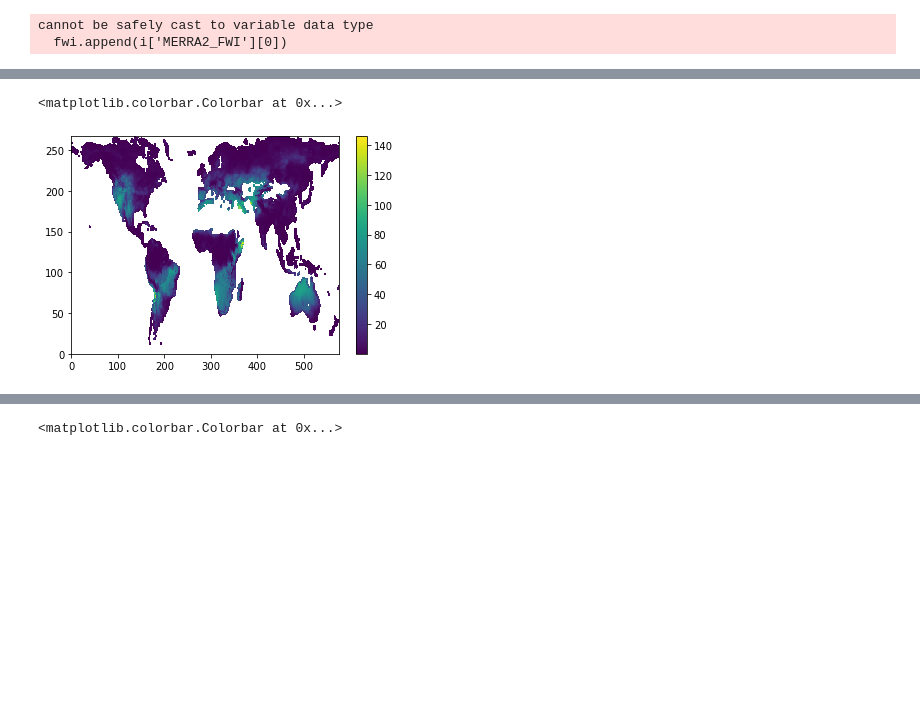
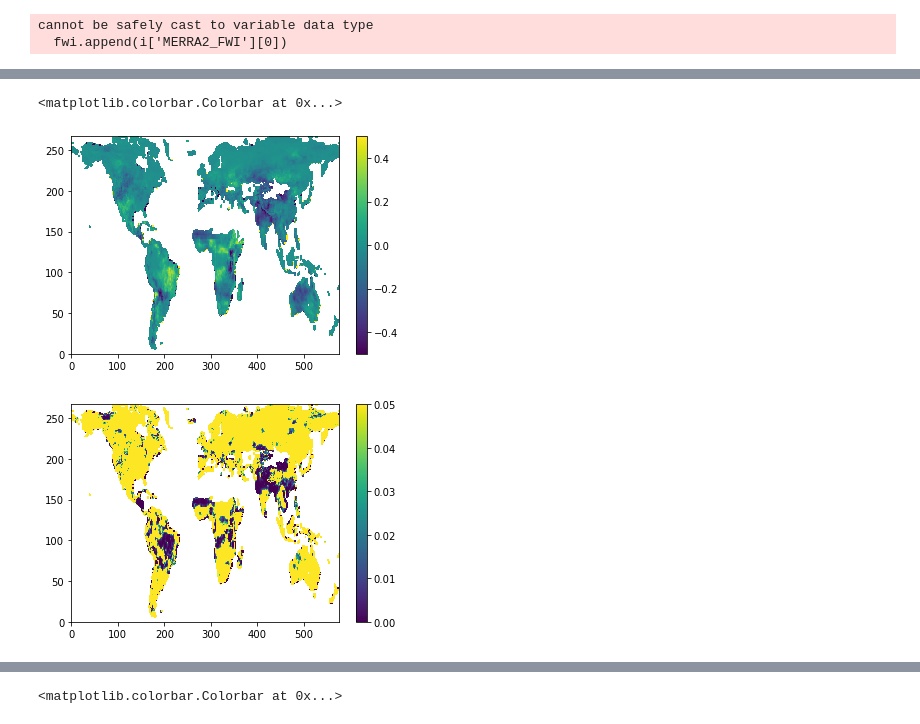
Before and after one commit to patrick-naylor/Global-FWI-ONI-Relationship, a Jupyter notebook: Get_Data.ipynb, the cells around one changed output, grey strips where cells are left out. Saved outputs shown, nothing was run; the diff lists cells and outputs as text; code cells hidden in the pictures; blank space fills up the shorter version.

```diff
--- a/Get_Data.ipynb
+++ b/Get_Data.ipynb
@@ -27,14 +27,15 @@ with open('nc_file_paths.txt', 'w') as paths:
         paths.write('%s\n' % listitem)
 # %%
 dt_parse = '%Y%m'
-def get_date(stri):
+def get_date_num(stri):
     date1 = datetime.datetime.strptime(stri, dt_parse)
     return(date.toordinal(date1.date()))
-
 list_of_paths = glob.glob('C:/Users/Patrick/Desktop/175_final/global_fwi_analysis/FWI_nc\'s/*.nc', recursive=True)
 nc_list = []
 nc_date_list = []
+nc_date_key = []
 for path in list_of_paths:
     nc_list.append(nc.Dataset(path))
-    nc_date_list.append(get_date(path[-9:-3]))
-print(nc_date_list)
+    nc_date_list.append(get_date_num(path[-9:-3]))
+    #nc_date_key.append(path[-9:-3])
+#nc_dict = dict(zip(nc_date_key, nc_list))
@@ -75,0 +142,8 @@ print(np.shape(fwi_array))
+# %%
+print(len(monthly_list))
+plt.pcolormesh(monthly_list[-1]-monthly_list[0])
+plt.colorbar()
+year_from_start = np.array(list(range(34)))
+
+yearly_array = np.dstack(monthly_list)
+print(np.shape(yearly_array))
@@ -75,0 +154,19 @@ print(np.shape(fwi_array))
+# %%
+t_trend_slope = np.empty([267, 576])
+t_trend_intercept = np.empty([267, 576])
+t_trend_rvalue = np.empty([267, 576])
+t_trend_pvalue = np.empty([267, 576])
+t_trend_stderr = np.empty([267, 576])
+
+t_fwi_point = np.empty([34])
+for i in range(267):
+    for j in range(576):
+        t_fwi_point = yearly_array[i,j,:]
+        #print(np.nanmean(fwi_point))
+        if((~np.isnan(np.nanmean(t_fwi_point)))):
+            #print(np.nanmean(fwi_point))
+            mask = ~np.isnan(t_fwi_point) & ~np.isnan(year_from_start)
+            t_trend_slope[i,j], t_trend_intercept[i,j], t_trend_rvalue[i,j], t_trend_pvalue[i,j], t_trend_stderr[i,j] = stats.linregress(year_from_start[mask], t_fwi_point[mask])
+        else:
+            t_trend_slope[i,j] = np.float('NaN')
+            t_trend_pvalue[i,j] = np.float('NaN')
@@ -76,10 +231,15 @@ print(np.shape(fwi_array))
 # %%
 #Plot of august 2020
-plt.pcolormesh(fwi_array[:,:,-1])
+plt.figure(1)
+plt.pcolormesh(t_trend_slope, vmin=-.5, vmax=.5)
 plt.colorbar()
+plt.figure(2)
+plt.pcolormesh(t_trend_pvalue, vmin = 0, vmax = .05)
+plt.colorbar()
 # %% [output]
 <matplotlib.colorbar.Colorbar at 0x...>
-[figure, old version]
+[figure, new version]
+[figure, added]
 # %%
 print((fwi_array[266,575,:]))
 for i in range(267):
```
Also changed, not shown: parts of 12 cells of this notebook.
